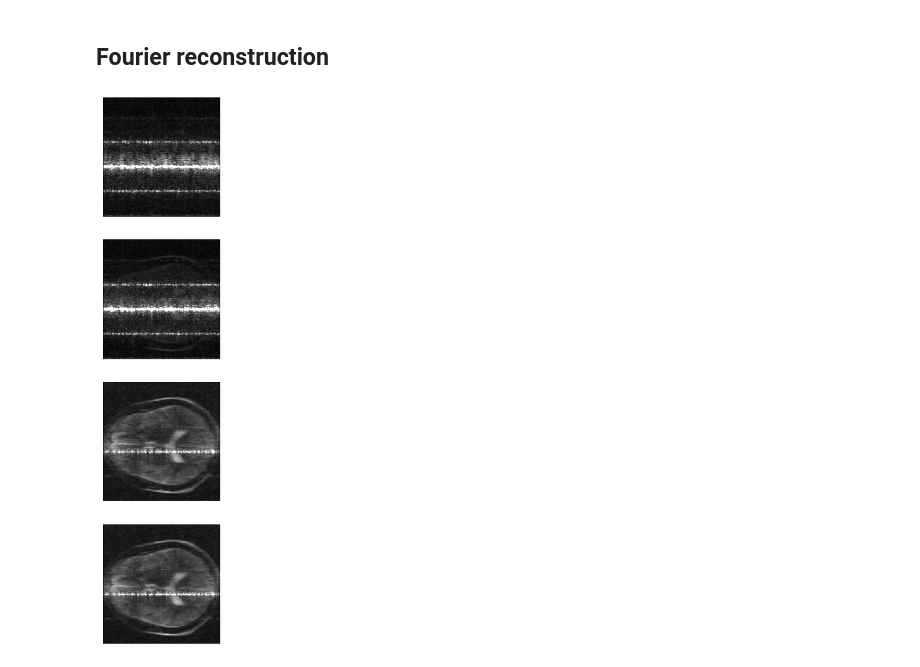
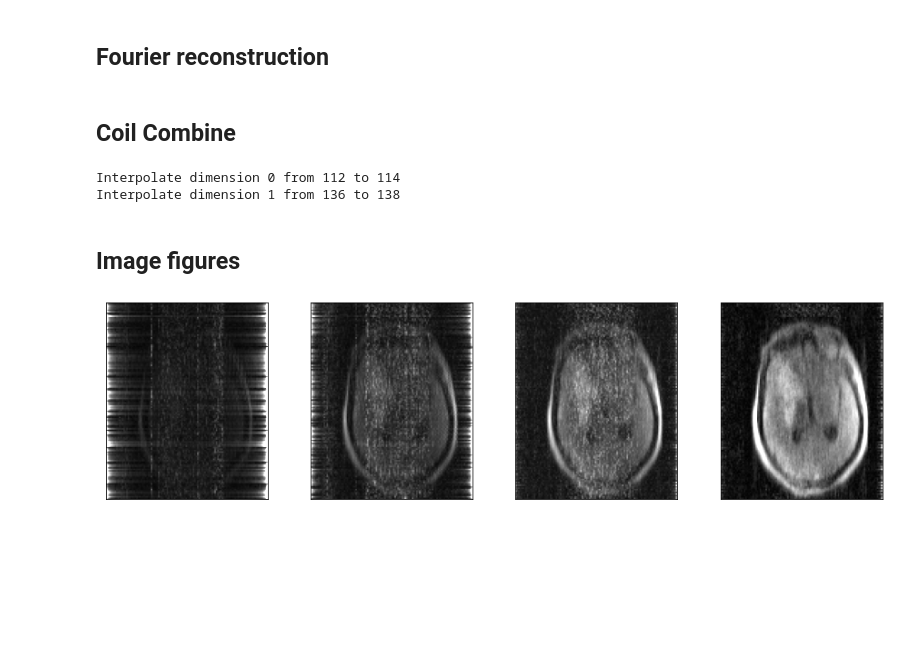
Before and after one commit to haddoc/mrir, a Jupyter notebook: notebooks/correct_image.ipynb, the cells around one changed output. Cells and saved outputs as stored; diff of their text form; code cells hidden in the pictures; blank space fills up the shorter version.

```diff
--- a/notebooks/correct_image.ipynb
+++ b/notebooks/correct_image.ipynb
@@ -106,20 +90,39 @@ for _f in range(spec_scan.shape[-1]):
+# %% [markdown]
+## Coil Combine
+# %%
+# Combine data - sum of square
+comb_complex = CoilCombo(matrix_size=matrix_size, size_patch=[6, 6, 3])
+im_nocor = comb_complex.forward(im_coils_nocor, data_noise=None, flag_prewhite=False, mode='SoS')
+im_cor_static = comb_complex.forward(im_coils_cor_static, data_noise=None, flag_prewhite=False, mode='SoS')
+im_cor_dyn = comb_complex.forward(im_coils_cor_dyn, data_noise=None, flag_prewhite=False, mode='SoS')
+
+# Combine data - adaptive
+k_weights = compute_kspace_weights(k_coords=k_2d, n_readout=n_readout, n_channels=n_channels_signal, threshold=0.8)
+data_weighted = data_cor_dyn * k_weights
+im_cor_dyn_adapt = comb_complex.forward(im_coils_cor_dyn, data_noise=data_weighted, flag_prewhite=False, mode='adaptive')
+# %% [output]
+Interpolate dimension 0 from 112 to 114
+Interpolate dimension 1 from 136 to 138
+# %% [markdown]
+## Image figures
 # %%
-# Plot data
-sos_nocor = np.sqrt(np.sum(np.abs(img_nocor) ** 2, axis=-1))
-sos_cor_static = np.sqrt(np.sum(np.abs(img_cor_static) ** 2, axis=-1))
-sos_cor_dynamic = np.sqrt(np.sum(np.abs(img_cor_dynamic) ** 2, axis=-1))
-sos_cor_weights = np.sqrt(np.sum(np.abs(img_cor_weights) ** 2, axis=-1))
-
 scaling = 5
-slc = 17
-fig, ax = plt.subplots(nrows=4, ncols=1, figsize=(4,16))
-ax[0].imshow(np.abs(sos_nocor[:, :, slc]), cmap='gray', vmin=0, vmax=scaling * np.mean(sos_nocor))
-ax[1].imshow(np.abs(sos_cor_static[:, :, slc]), cmap='gray', vmin=0, vmax=scaling * np.mean(sos_cor_static))
-ax[2].imshow(np.abs(sos_cor_dynamic[:, :, slc]), cmap='gray', vmin=0, vmax=scaling * np.mean(sos_cor_dynamic))
-ax[3].imshow(np.abs(sos_cor_weights[:, :, slc]), cmap='gray', vmin=0, vmax=scaling * np.mean(sos_cor_weights))
+slc = 25
+fig, ax = plt.subplots(nrows=1, ncols=4, figsize=(12,3))
+fig.subplots_adjust(bottom=0, top=1, left=0, right=1)
+ax[0].imshow(np.abs(im_nocor[:, :, slc]).T, cmap='gray', aspect='equal', vmin=0, vmax=scaling * np.mean(im_nocor))
+ax[1].imshow(np.abs(im_cor_static[:, :, slc]).T, cmap='gray', aspect='equal', vmin=0, vmax=scaling * np.mean(im_cor_static))
+ax[2].imshow(np.abs(im_cor_dyn[:, :, slc]).T, cmap='gray', aspect='equal', vmin=0, vmax=scaling * np.mean(im_cor_dyn))
+ax[3].imshow(np.abs(im_cor_dyn_adapt[:, :, slc]).T, cmap='gray', aspect='equal', vmin=0, vmax=scaling * np.mean(np.abs(im_cor_dyn_adapt)))
 for a in ax:
     a.set_xticks([])
     a.set_yticks([])
 # fig.savefig("methods_rejection_image.tif", dpi=600, format="tiff")
+dir_data, file_data = os.path.split(file_name)
+dir_fig = os.path.join(dir_data, "figures_image")
+if not os.path.isdir(dir_fig):
+    os.mkdir(dir_fig)
+file_fig = os.path.splitext(file_data)[0] + ".png"
+fig.savefig(os.path.join(dir_fig, file_fig))
 # %% [output]
-[figure, old version]
+[figure, new version]
```
Also changed, not shown: parts of 5 cells of this notebook, 6 other files.
